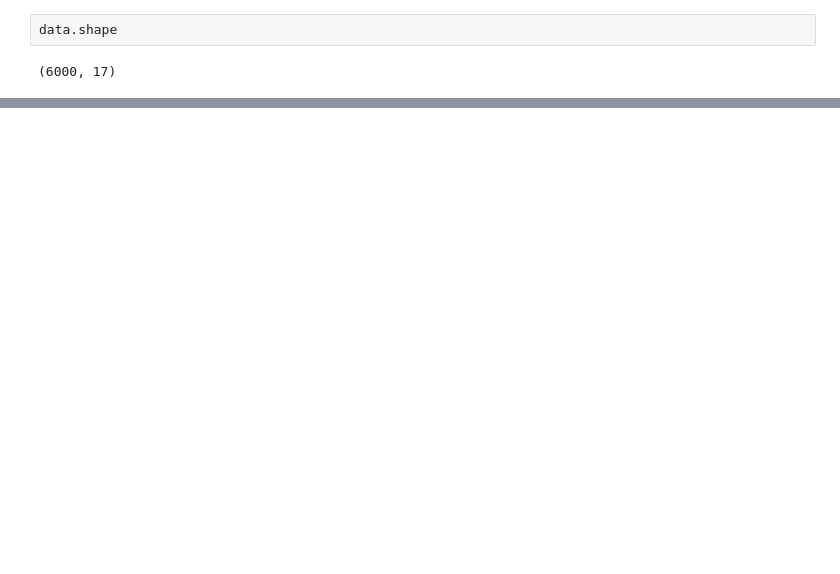
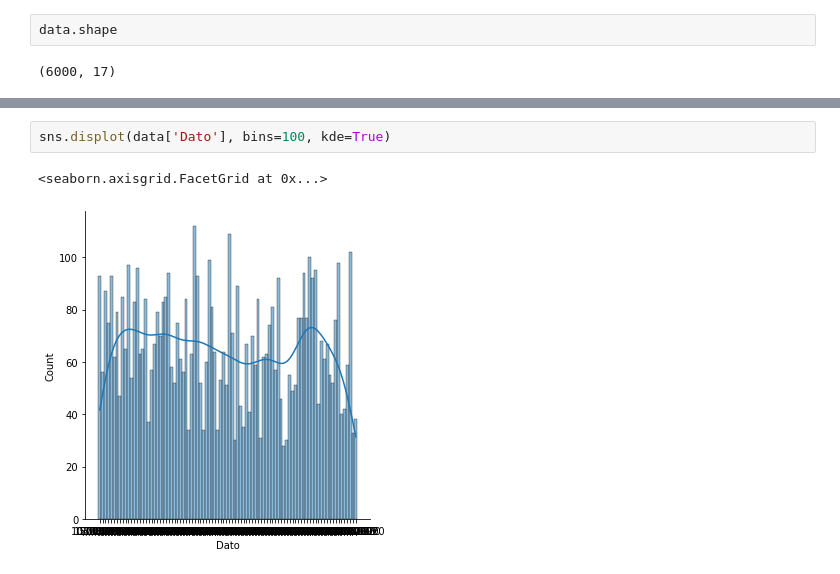
Before and after one commit to kjxlstad/RuterDataVisualization, a Jupyter notebook: ruterdata.ipynb, the cells around one changed output, grey strips where cells are left out. Drawn from its saved outputs; the diff is of its cells as text; blank space fills up the shorter version.

```diff
--- a/ruterdata.ipynb
+++ b/ruterdata.ipynb
@@ -54,0 +62,5 @@ data['Kommune'].value_counts().plot.barh()
+# %%
+sns.displot(data['Dato'], bins=100, kde=True)
+# %% [output]
+<seaborn.axisgrid.FacetGrid at 0x...>
+[figure, added]
```
Also changed, not shown: parts of 21 cells of this notebook.
